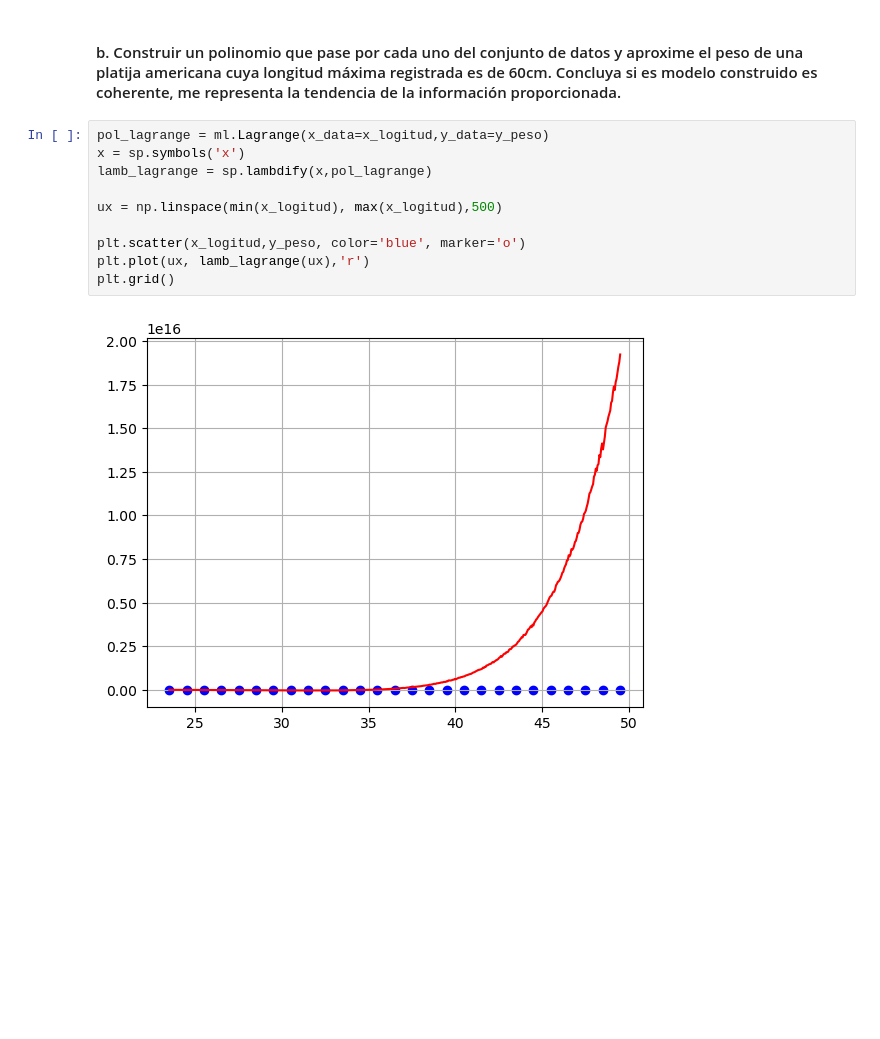
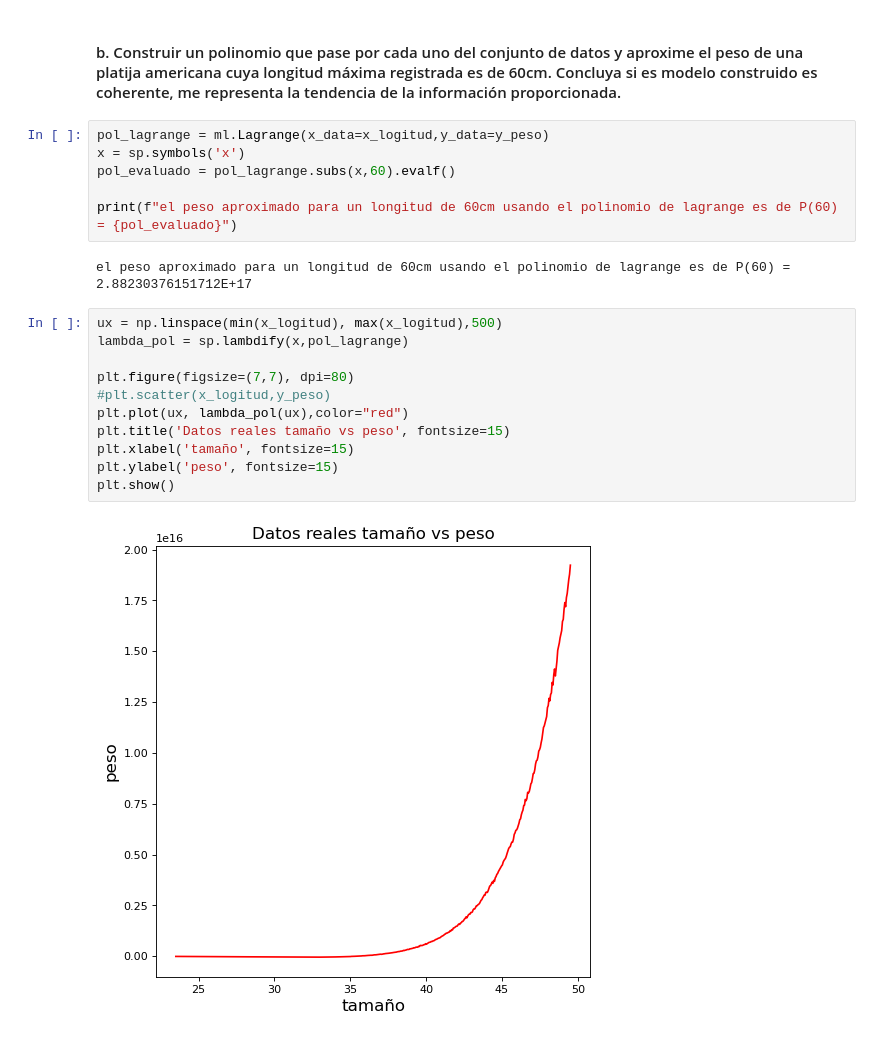
Before and after one commit to KevinMateoG/tarea_analisis_numerico_2, a Jupyter notebook: ejercicio1.ipynb, the cells around one changed output. Saved outputs shown, nothing was run; the diff lists cells and outputs as text; blank space fills up the shorter version.

```diff
--- a/ejercicio1.ipynb
+++ b/ejercicio1.ipynb
@@ -50,12 +50,21 @@ plt.show()
 # %%
 pol_lagrange = ml.Lagrange(x_data=x_logitud,y_data=y_peso)
 x = sp.symbols('x')
-lamb_lagrange = sp.lambdify(x,pol_lagrange)
+pol_evaluado = pol_lagrange.subs(x,60).evalf()
 
-ux = np.linspace(min(x_logitud), max(x_logitud),500)
-
-plt.scatter(x_logitud,y_peso, color='blue', marker='o')
-plt.plot(ux, lamb_lagrange(ux),'r')
-plt.grid()
+print(f"el peso aproximado para un longitud de 60cm usando el polinomio de lagrange es de P(60) = {pol_evaluado}")
 # %% [output]
-[figure, removed]
+el peso aproximado para un longitud de 60cm usando el polinomio de lagrange es de P(60) = 2.88230376151712E+17
+# %%
+ux = np.linspace(min(x_logitud), max(x_logitud),500)
+lambda_pol = sp.lambdify(x,pol_lagrange)
+
+plt.figure(figsize=(7,7), dpi=80)
+#plt.scatter(x_logitud,y_peso)
+plt.plot(ux, lambda_pol(ux),color="red")
+plt.title('Datos reales tamaño vs peso', fontsize=15)
+plt.xlabel('tamaño', fontsize=15)
+plt.ylabel('peso', fontsize=15)
+plt.show()
+# %% [output]
+[figure, added]
```
Also changed, not shown: parts of 4 cells of this notebook.
